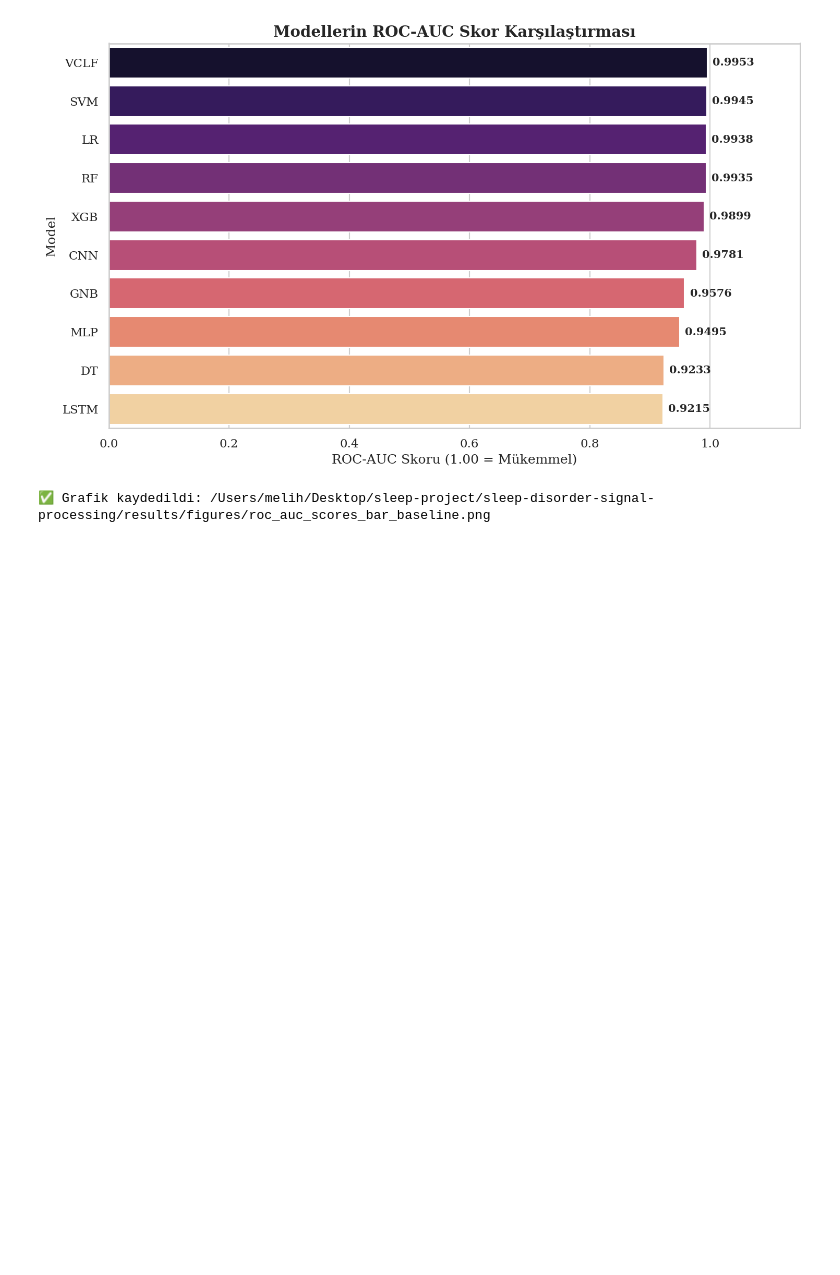
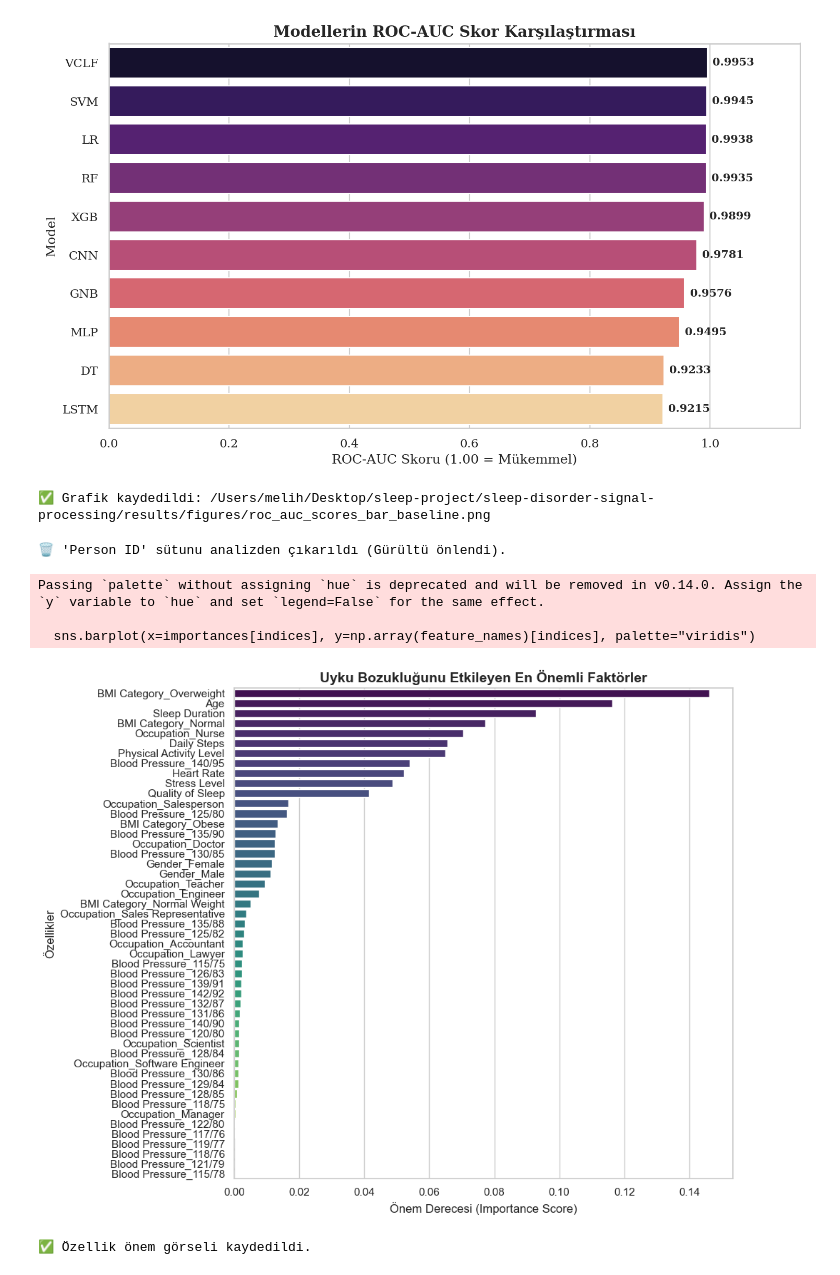
Before and after one commit to MelihKotman/sleep-disorder-signal-processing, a Jupyter notebook: notebooks/visualize_baseline.ipynb, the cells around one changed output. Saved outputs shown, nothing was run; the diff lists cells and outputs as text; code cells hidden in the pictures; blank space fills up the shorter version.

```diff
--- a/notebooks/visualize_baseline.ipynb
+++ b/notebooks/visualize_baseline.ipynb
@@ -172,3 +169,77 @@ else:
 📊 Modellerin ROC-AUC Skorları Karşılaştırılıyor (CSV'den Okunuyor)...
 [figure]
 ✅ Grafik kaydedildi: /Users/melih/Desktop/sleep-project/sleep-disorder-signal-processing/results/figures/roc_auc_scores_bar_baseline.png
+# %%
+import pandas as pd
+import seaborn as sns
+import matplotlib.pyplot as plt
+import numpy as np
+import sys
+import os
+
+# Yollar
+sys.path.append(os.path.abspath(os.path.join('..')))
+from src.data_loader import load_raw_data
+from src.preprocessing import split_features_target, build_preprocessor
+from sklearn.ensemble import RandomForestClassifier
+from sklearn.preprocessing import LabelEncoder
+
+# Ayarlar
+sns.set(style="whitegrid")
+plt.figure(figsize=(10, 8))
+
+# 1. Veri ve Model Hazırlığı
+df = load_raw_data("/Users/melih/Desktop/sleep-project/sleep-disorder-signal-processing/data/raw-data/Sleep_health_and_lifestyle_dataset.csv")
+X, y = split_features_target(df)
+
+# PersonID sütununu çıkar (varsa)
+if "Person ID" in X.columns:
+    X = X.drop("Person ID", axis=1)
+    print("🗑️ 'Person ID' sütunu analizden çıkarıldı (Gürültü önlendi).")
+
+# Label Encoding
+le = LabelEncoder()
+y_enc = le.fit_transform(y)
+
+# Ön İşleme (Pipeline olmadan manuel yapalım ki isimleri alabilelim)
+preprocessor = build_preprocessor(X)
+X_processed = preprocessor.fit_transform(X)
+
+# Özellik İsimlerini Geri Al (Zor Kısım)
+# OneHotEncoder yüzünden sütun sayısı arttı, isimleri bulmamız lazım
+feature_names = []
+transformers = preprocessor.transformers_
+
+for name, trans, cols in transformers:
+    if hasattr(trans, 'get_feature_names_out'):
+        # OneHot olanlar
+        feature_names.extend(trans.get_feature_names_out(cols))
+    else:
+        # Scaler olanlar (isim değişmez)
+        feature_names.extend(cols)
+
+# 2. Modeli Eğit (Random Forest - En iyi modellerden biri)
+rf = RandomForestClassifier(n_estimators=100, random_state=42)
+rf.fit(X_processed, y_enc)
+
+# 3. Önemi Çek
+importances = rf.feature_importances_
+indices = np.argsort(importances)[::-1] # Büyükten küçüğe sırala
+
+# 4. Çiz
+plt.title("Uyku Bozukluğunu Etkileyen En Önemli Faktörler", fontsize=14, fontweight='bold')
+sns.barplot(x=importances[indices], y=np.array(feature_names)[indices], palette="viridis")
+plt.xlabel("Önem Derecesi (Importance Score)")
+plt.ylabel("Özellikler")
+
+plt.tight_layout()
+plt.savefig("/Users/melih/Desktop/sleep-project/sleep-disorder-signal-processing/results/figures/feature_importance.png")
+plt.show()
+print("✅ Özellik önem görseli kaydedildi.")
+# %% [output]
+🗑️ 'Person ID' sütunu analizden çıkarıldı (Gürültü önlendi).
+Passing `palette` without assigning `hue` is deprecated and will be removed in v0.14.0. Assign the `y` variable to `hue` and set `legend=False` for the same effect.
+
+  sns.barplot(x=importances[indices], y=np.array(feature_names)[indices], palette="viridis")
+[figure, added]
+✅ Özellik önem görseli kaydedildi.
```
Also changed, not shown: parts of 1 cell of this notebook, 2 other files.
